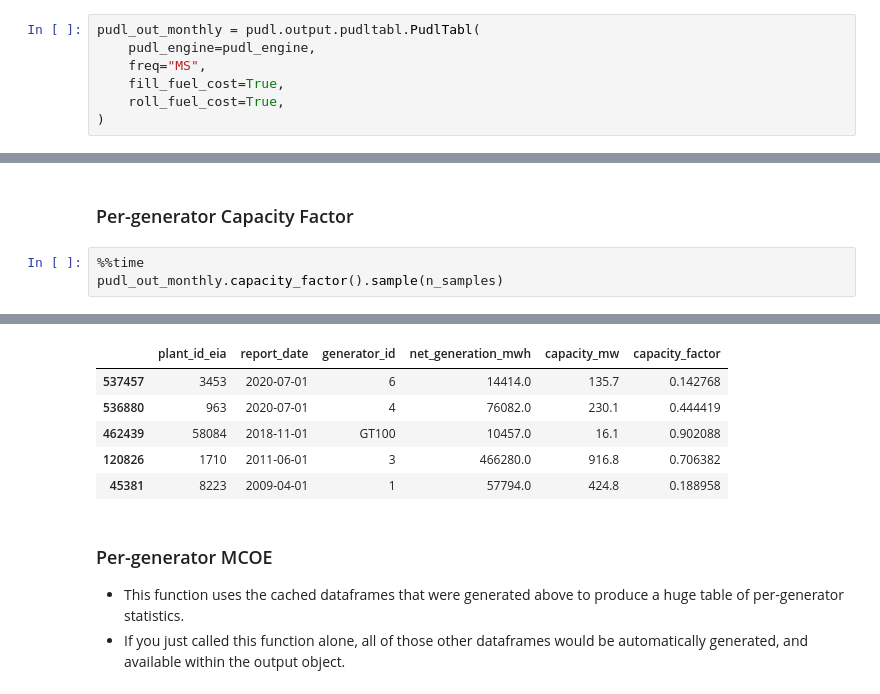
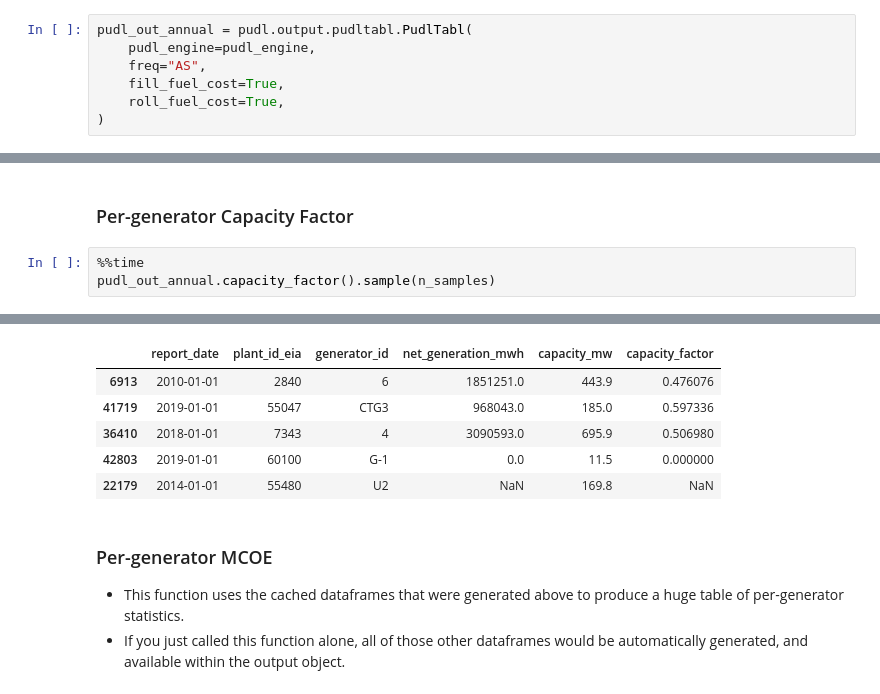
Before and after one commit to catalyst-cooperative/pudl-examples, a Jupyter notebook: notebooks/02-pudl-outputs.ipynb, the cells around one changed output, grey strips where cells are left out. Saved outputs shown, nothing was run; the diff lists cells and outputs as text.

```diff
--- a/notebooks/02-pudl-outputs.ipynb
+++ b/notebooks/02-pudl-outputs.ipynb
@@ -542,7 +549,7 @@ del pudl_out
 # %%
-pudl_out_monthly = pudl.output.pudltabl.PudlTabl(
+pudl_out_annual = pudl.output.pudltabl.PudlTabl(
     pudl_engine=pudl_engine,
-    freq="MS",
+    freq="AS",
     fill_fuel_cost=True,
     roll_fuel_cost=True,
 )
@@ -600,5 +619,5 @@ Wall time: 3min 43s
 ### Per-generator Capacity Factor
 # %%
 %%time
-pudl_out_monthly.capacity_factor().sample(n_samples)
+pudl_out_annual.capacity_factor().sample(n_samples)
 # %% [output]
@@ -607,9 +626,9 @@ Wall time: 3.54 s
-|  | plant_id_eia | report_date | generator_id | net_generation_mwh | capacity_mw | capacity_factor |
-| 537457 | 3453 | 2020-07-01 | 6 | 14414.0 | 135.7 | 0.142768 |
-| 536880 | 963 | 2020-07-01 | 4 | 76082.0 | 230.1 | 0.444419 |
-| 462439 | 58084 | 2018-11-01 | GT100 | 10457.0 | 16.1 | 0.902088 |
-| 120826 | 1710 | 2011-06-01 | 3 | 466280.0 | 916.8 | 0.706382 |
-| 45381 | 8223 | 2009-04-01 | 1 | 57794.0 | 424.8 | 0.188958 |
+|  | report_date | plant_id_eia | generator_id | net_generation_mwh | capacity_mw | capacity_factor |
+| 6913 | 2010-01-01 | 2840 | 6 | 1851251.0 | 443.9 | 0.476076 |
+| 41719 | 2019-01-01 | 55047 | CTG3 | 968043.0 | 185.0 | 0.597336 |
+| 36410 | 2018-01-01 | 7343 | 4 | 3090593.0 | 695.9 | 0.506980 |
+| 42803 | 2019-01-01 | 60100 | G-1 | 0.0 | 11.5 | 0.000000 |
+| 22179 | 2014-01-01 | 55480 | U2 | NaN | 169.8 | NaN |
 # %% [markdown]
 ### Per-generator MCOE
 * This function uses the cached dataframes that were generated above to produce a huge table of per-generator statistics.
```
Also changed, not shown: parts of 37 cells of this notebook.
